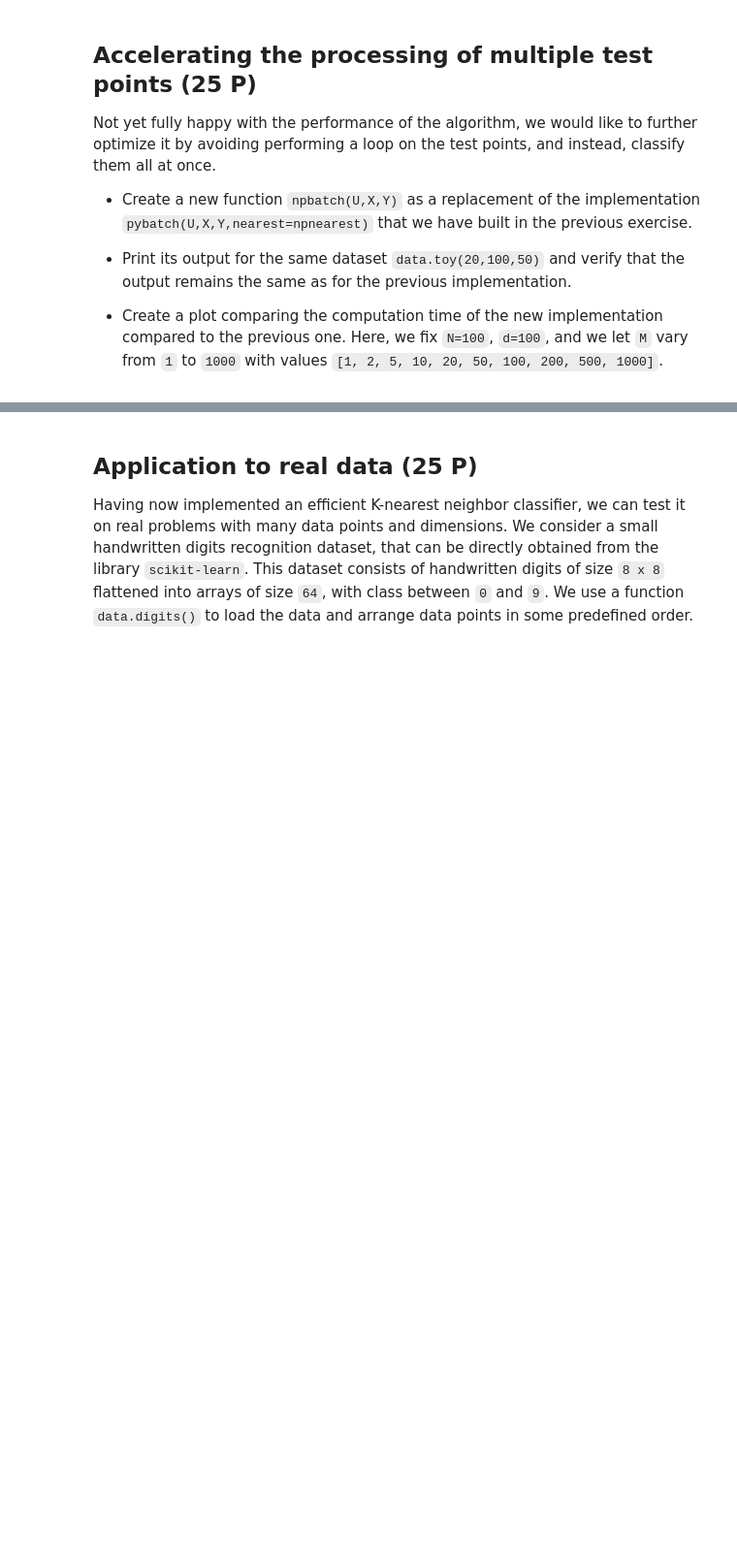
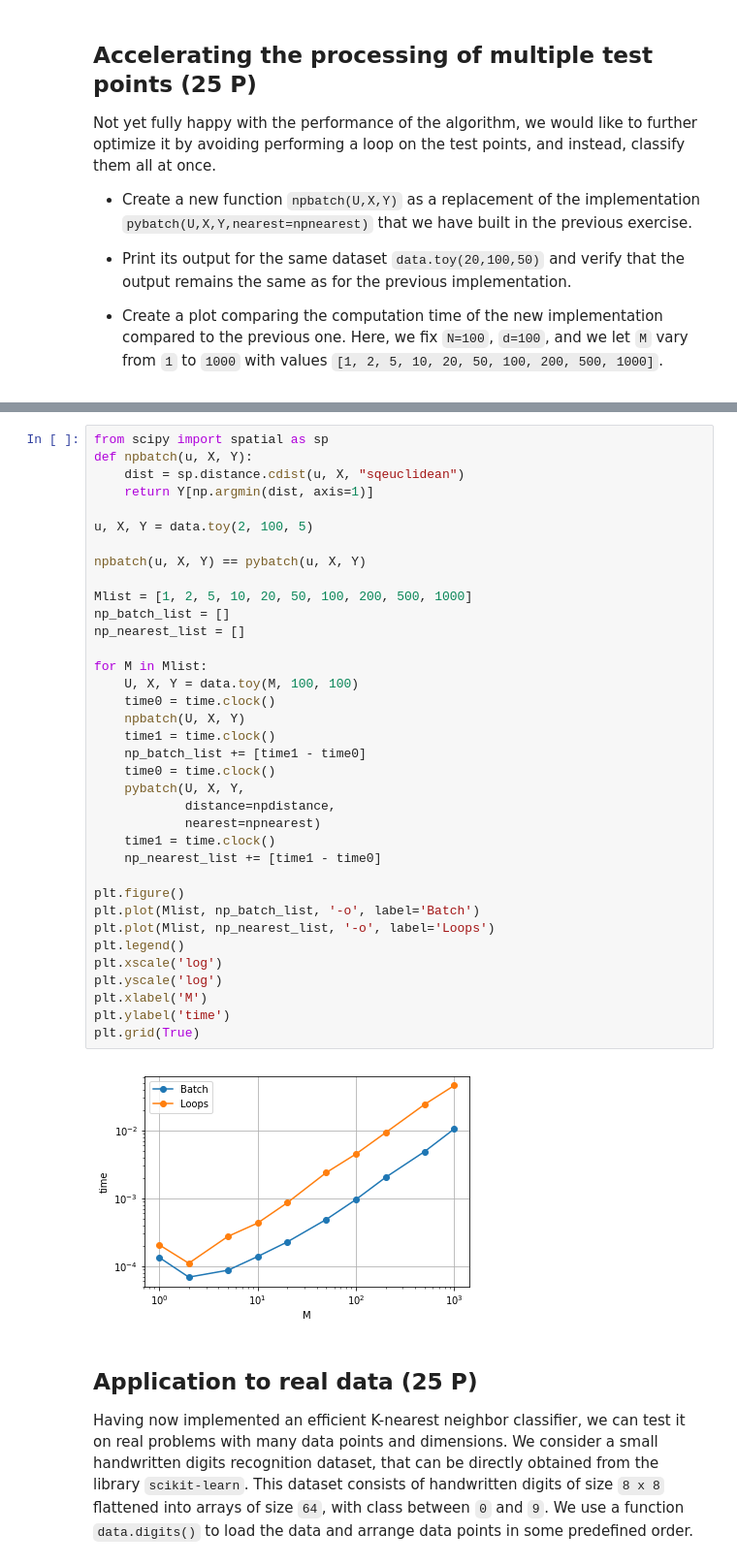
Before and after one commit to thsis/Python_ML, a Jupyter notebook: py4ml2.ipynb, the cells around one changed output, grey strips where cells are left out. Shown at 97% size. Drawn from its saved outputs; the diff is of its cells as text; blank space fills up the shorter version.

```diff
--- a/py4ml2.ipynb
+++ b/py4ml2.ipynb
@@ -266,3 +200,41 @@ plt.grid(True)
+# %%
+from scipy import spatial as sp
+def npbatch(u, X, Y):
+    dist = sp.distance.cdist(u, X, "sqeuclidean")
+    return Y[np.argmin(dist, axis=1)]
+
+u, X, Y = data.toy(2, 100, 5)
+
+npbatch(u, X, Y) == pybatch(u, X, Y)
+
+Mlist = [1, 2, 5, 10, 20, 50, 100, 200, 500, 1000]
+np_batch_list = []
+np_nearest_list = []
+
+for M in Mlist:
+    U, X, Y = data.toy(M, 100, 100)
+    time0 = time.clock()
+    npbatch(U, X, Y)
+    time1 = time.clock()
+    np_batch_list += [time1 - time0]
+    time0 = time.clock()
+    pybatch(U, X, Y,
+            distance=npdistance,
+            nearest=npnearest)
+    time1 = time.clock()
+    np_nearest_list += [time1 - time0]
+
+plt.figure()
+plt.plot(Mlist, np_batch_list, '-o', label='Batch')
+plt.plot(Mlist, np_nearest_list, '-o', label='Loops')
+plt.legend()
+plt.xscale('log')
+plt.yscale('log')
+plt.xlabel('M')
+plt.ylabel('time')
+plt.grid(True)
+# %% [output]
+[figure, added]
 # %% [markdown]
 ## Application to real data (25 P)
 
```
Also changed, not shown: parts of 11 cells of this notebook, 1 other file.
